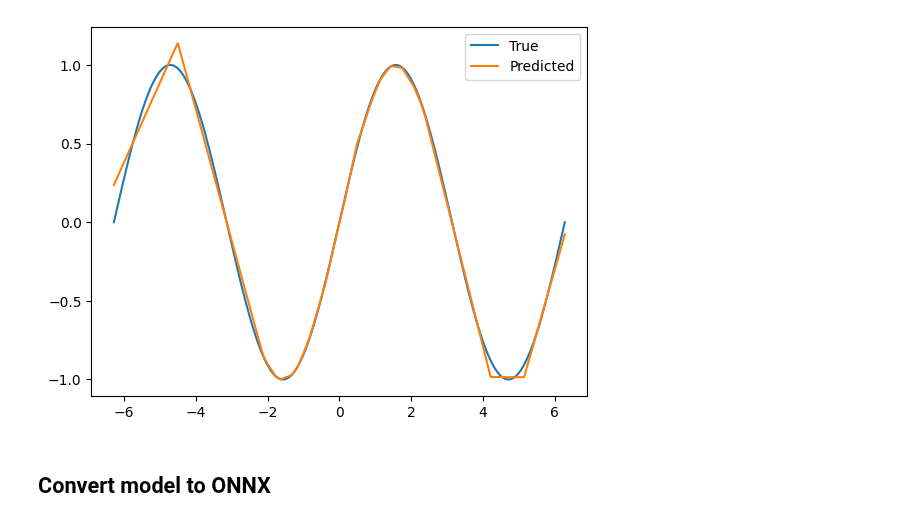
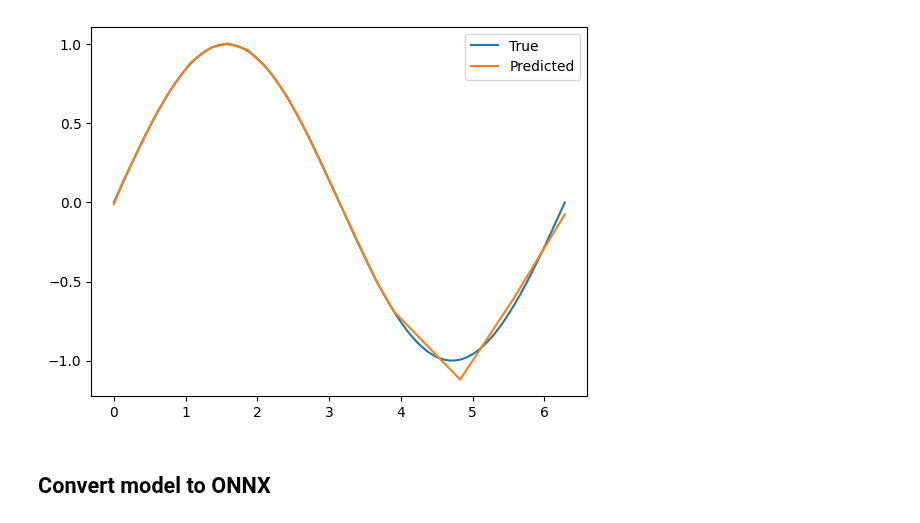
Before and after one commit to runeharlyk/SpotMicroESP32-Leika, a Jupyter notebook: esp32/neural_network.ipynb, the cells around one changed output. Drawn from its saved outputs; the diff is of its cells as text; code cells hidden in the pictures.

```diff
--- a/esp32/neural_network.ipynb
+++ b/esp32/neural_network.ipynb
@@ -8,22 +9,18 @@ from onnx_tf.backend import prepare
 import numpy as np
 import matplotlib.pyplot as plt
 # %%
-# Generate data
-x = np.linspace(-2 * np.pi, 2 * np.pi, 1000)
+x = np.linspace(0, 2 * np.pi, 1000, dtype=np.float32)
 y = np.sin(x)
 
-# Convert to tensors
 x_train = torch.tensor(x, dtype=torch.float32).view(-1, 1)
 y_train = torch.tensor(y, dtype=torch.float32).view(-1, 1)
 
-# Define the model
 model = nn.Sequential(
     nn.Linear(1, 50),
     nn.ReLU(),
     nn.Linear(50, 1)
 )
 
-# Loss and optimizer
 criterion = nn.MSELoss()
 optimizer = torch.optim.Adam(model.parameters(), lr=0.01)
 # %%
@@ -37,15 +36,13 @@ for epoch in range(1000):
 # %%
-# Predict
-with torch.no_grad():
-    y_pred = model(x_train).numpy()
+def plot_pred(x, y, y_pred):
+    plt.plot(x, y, label='True')
+    plt.plot(x, y_pred, label='Predicted')
+    plt.legend()
+    plt.show()
 
-# Plot
-plt.plot(x, y, label='True')
-plt.plot(x, y_pred, label='Predicted')
-plt.legend()
-plt.show()
+plot_pred(x, y, y_pred)
 # %% [output]
-[figure, old version]
+[figure, new version]
 # %% [markdown]
 ## Convert model to ONNX
 # %%
```
Also changed, not shown: parts of 9 cells of this notebook.
